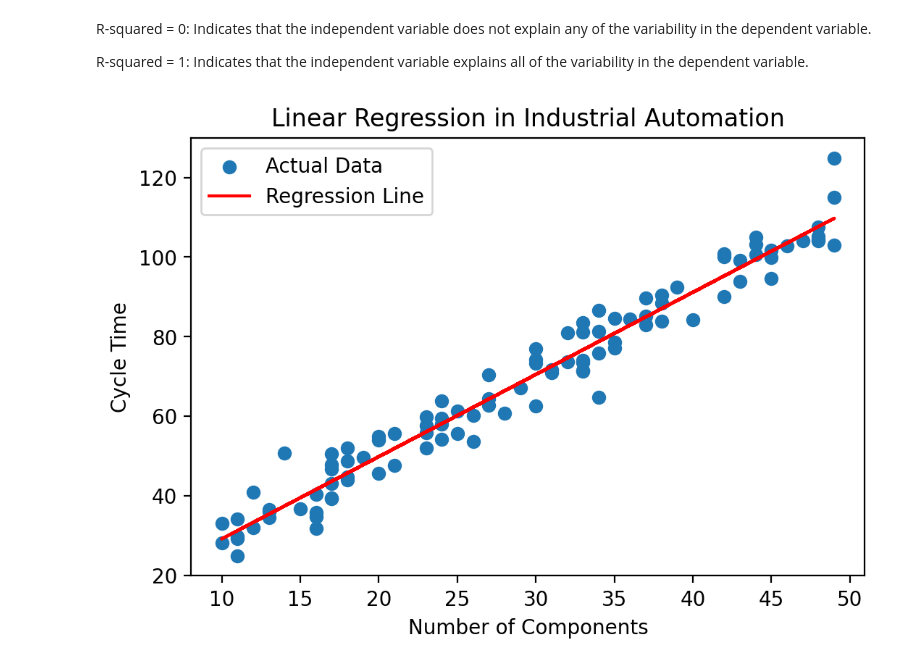
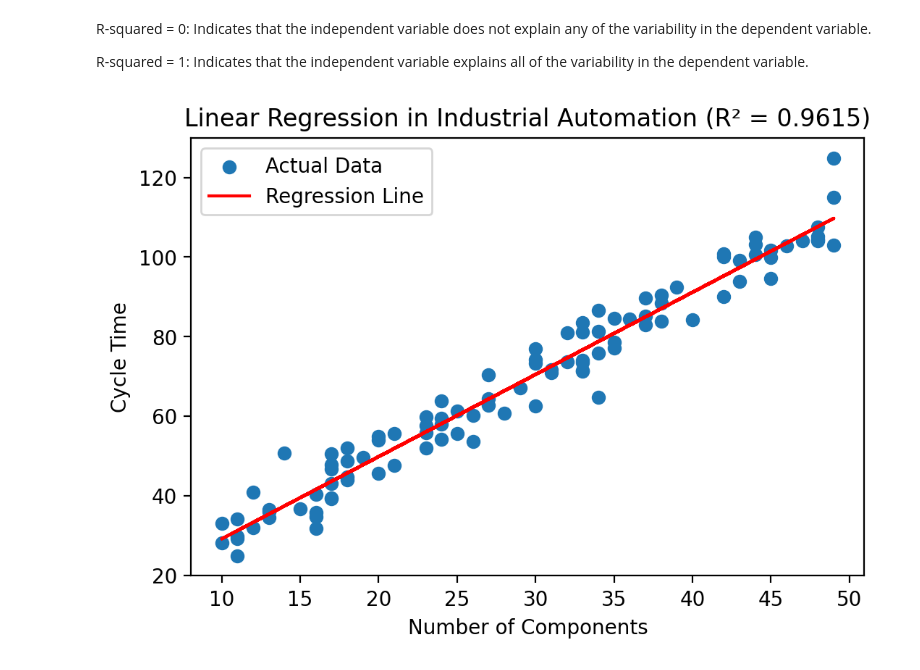
Before and after one commit to AHMAD-KHAIRI/python, a Jupyter notebook: day_102_linear_regression/linear-regression.ipynb, the cells around one changed output. Drawn from its saved outputs; the diff is of its cells as text; code cells hidden in the pictures.

```diff
--- a/day_102_linear_regression/linear-regression.ipynb
+++ b/day_102_linear_regression/linear-regression.ipynb
@@ -264,19 +264,19 @@ R-squared = 1: Indicates that the independent variable explains all of the varia
 # %%
 # Section 4: Plot Generated Data and Linear Regression
 import matplotlib.pyplot as plt
 
 def predict_cycle_time(x):
     return slope * x + intercept # y = mx + b
 
 fit_line = predict_cycle_time(num_components)
 
 plt.figure(dpi=200)
 plt.scatter(num_components, cycle_time, label='Actual Data')
 plt.plot(num_components, fit_line, color='red', label='Regression Line')
 plt.xlabel('Number of Components')
 plt.ylabel('Cycle Time')
-plt.title('Linear Regression in Industrial Automation')
+plt.title(f'Linear Regression in Industrial Automation (R² = {r_squared:.4})')
 plt.legend()
 plt.show()
 # %% [output]
-[figure, old version]
+[figure, new version]
```
Also changed, not shown: parts of 14 cells of this notebook, 1 other file.
